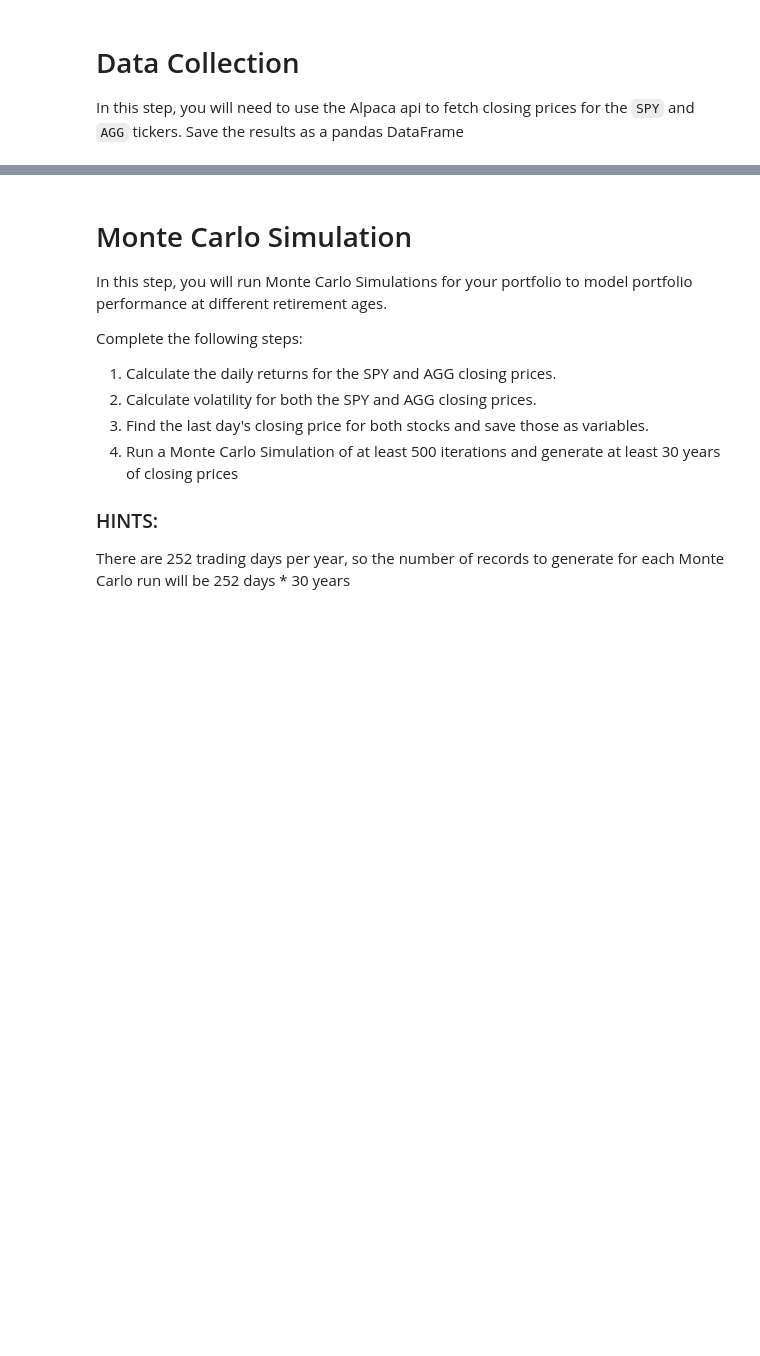
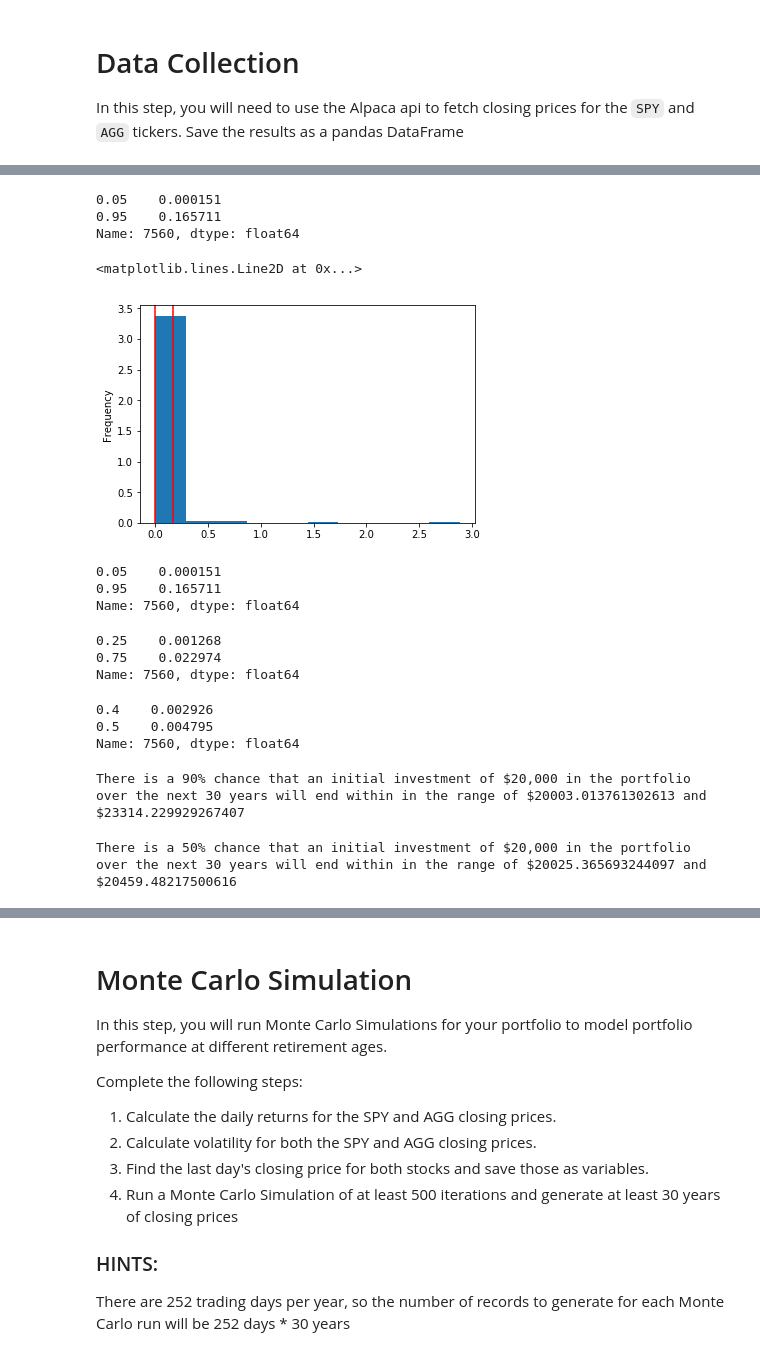
Before and after one commit to baseronu/API, a Jupyter notebook: portfolio_planner.ipynb, the cells around one changed output, grey strips where cells are left out. Cells and saved outputs as stored; diff of their text form; code cells hidden in the pictures; blank space fills up the shorter version.

```diff
--- a/portfolio_planner.ipynb
+++ b/portfolio_planner.ipynb
@@ -83,0 +160,70 @@ spy_n.head()
+# %%
+# Select the last row for project stock prices (prices of each simulation on the 252nd trading day)
+ending_cumulative_returns = portfolio_cumulative_returns.iloc[-1, :]
+ending_cumulative_returns.value_counts(bins=10) / len(ending_cumulative_returns)
+# Use the `quantile` function to calculate the 90% confidence interval for simulated ending prices
+confidence_interval = ending_cumulative_returns.quantile(q=[0.05, 0.95])
+confidence_interval
+# %% [output]
+0.05    0.000151
+0.95    0.165711
+Name: 7560, dtype: float64
+# %%
+# Use the `plot` function to create a probability distribution histogram of simulated ending prices
+# with markings for a 95% confidence interval
+plt.figure();
+ending_cumulative_returns.plot(kind='hist', density=True, bins=10)
+plt.axvline(confidence_interval.iloc[0], color='r')
+plt.axvline(confidence_interval.iloc[1], color='r')
+# %% [output]
+<matplotlib.lines.Line2D at 0x...>
+[figure, added]
+# %%
+confidence_interval_90 = ending_cumulative_returns.quantile(q=[0.05, 0.95])
+confidence_interval_90
+# %% [output]
+0.05    0.000151
+0.95    0.165711
+Name: 7560, dtype: float64
+# %%
+confidence_interval_50 = ending_cumulative_returns.quantile(q=[0.25, 0.75])
+confidence_interval_50
+# %% [output]
+0.25    0.001268
+0.75    0.022974
+Name: 7560, dtype: float64
+# %%
+confidence_interval_10 = ending_cumulative_returns.quantile(q=[0.40, 0.50])
+confidence_interval_10
+# %% [output]
+0.4    0.002926
+0.5    0.004795
+Name: 7560, dtype: float64
+# %%
+# Set initial investment
+initial_investment = 20000
+
+# Calculate investment profit/loss of lower and upper bound cumulative portfolio returns
+investment_pnl_lower_bound = initial_investment + (initial_investment * confidence_interval_90.iloc[0])
+investment_pnl_upper_bound = initial_investment + (initial_investment * confidence_interval_90.iloc[1])
+
+# Print the results
+print(f"There is a 90% chance that an initial investment of $20,000 in the portfolio"
+      f" over the next 30 years will end within in the range of"
+      f" ${investment_pnl_lower_bound} and ${investment_pnl_upper_bound}")
+# %% [output]
+There is a 90% chance that an initial investment of $20,000 in the portfolio over the next 30 years will end within in the range of $20003.013761302613 and $23314.229929267407
+# %%
+# Set initial investment
+initial_investment = 20000
+
+# Calculate investment profit/loss of lower and upper bound cumulative portfolio returns
+investment_pnl_lower_bound = initial_investment + (initial_investment * confidence_interval_50.iloc[0])
+investment_pnl_upper_bound = initial_investment + (initial_investment * confidence_interval_50.iloc[1])
+
+# Print the results
+print(f"There is a 50% chance that an initial investment of $20,000 in the portfolio"
+      f" over the next 30 years will end within in the range of"
+      f" ${investment_pnl_lower_bound} and ${investment_pnl_upper_bound}")
+# %% [output]
+There is a 50% chance that an initial investment of $20,000 in the portfolio over the next 30 years will end within in the range of $20025.365693244097 and $20459.48217500616
```
Also changed, not shown: parts of 20 cells of this notebook.
